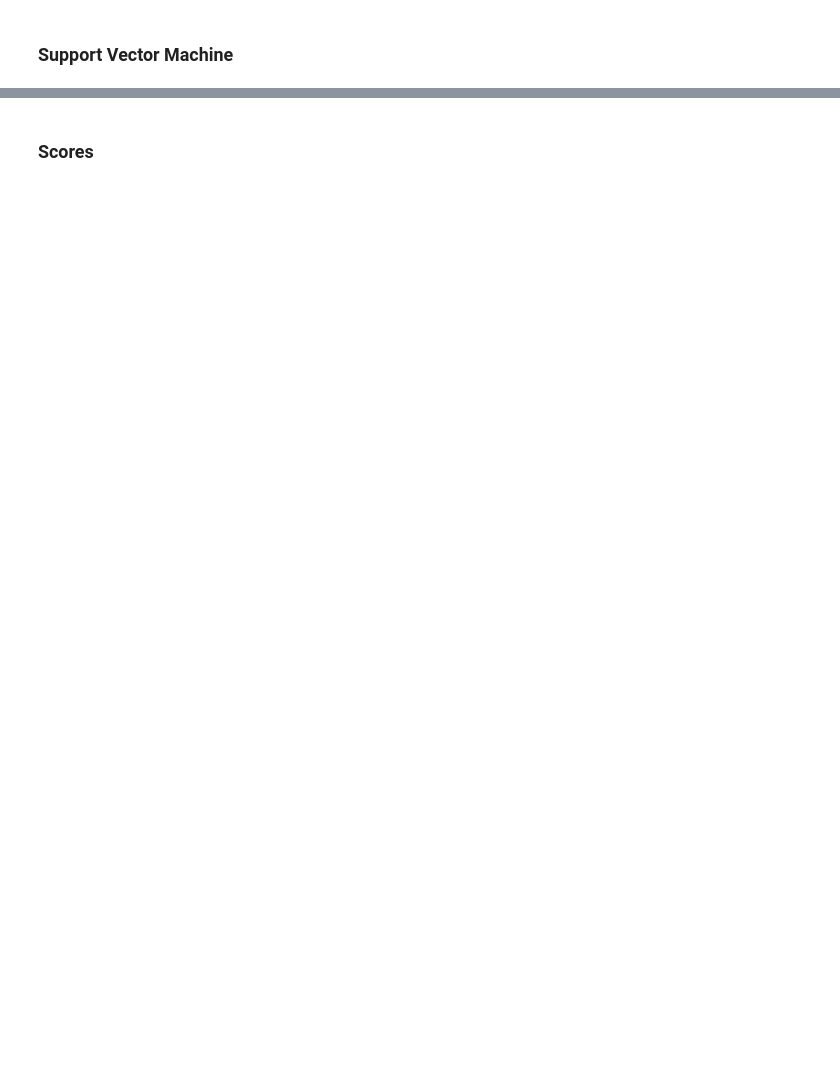
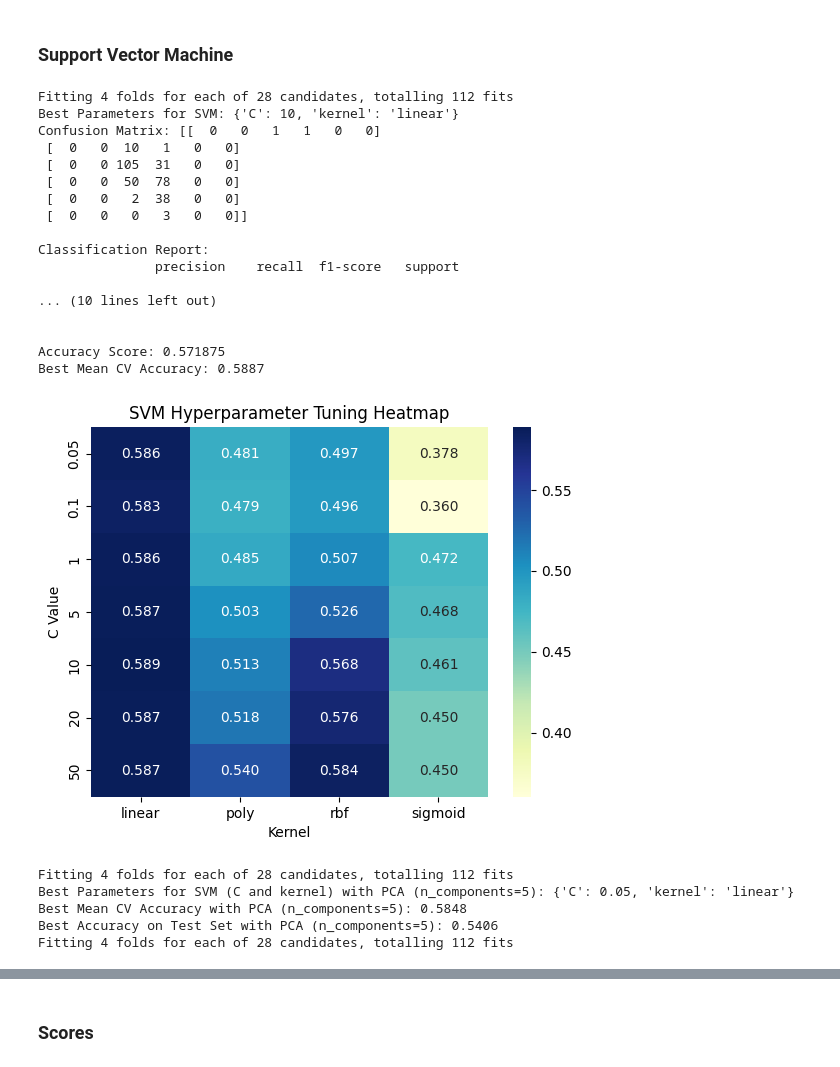
Before and after one commit to andr3wtn/andrewtinajack, a Jupyter notebook: FinalProject.ipynb, the cells around one changed output, grey strips where cells are left out. Saved outputs shown, nothing was run; the diff lists cells and outputs as text; code cells hidden in the pictures; blank space fills up the shorter version.

```diff
--- a/FinalProject.ipynb
+++ b/FinalProject.ipynb
@@ -289,7 +327,7 @@ from sklearn.metrics import classification_report, confusion_matrix, accuracy_sc
 #### kNN Training
 # %%
 knn_classifier = KNeighborsClassifier()
-knn_classifier.fit(X_train, y_train.iloc[:, 0].values.ravel())
+knn_classifier.fit(X_train, y_train.ravel())
 knn_pred = knn_classifier.predict(X_test)
 print("K-Nearest Neighbors Classifier")
 print("Confusion Matrix:\n", confusion_matrix(y_test, knn_pred))
@@ -392,35 +488,54 @@ grid_search_svm = GridSearchCV(
     estimator=SVC(),
     param_grid=param_grid_svm,
     cv=4,
     n_jobs=-1,
     scoring='accuracy',
     return_train_score=True,
-    verbose=2,
+    verbose=1,
 )
 
-grid_search_svm.fit(X_train, y_train.iloc[:, 0].values.ravel())
+grid_search_svm.fit(X_train, y_train.ravel())
 best_svm = grid_search_svm.best_estimator_
 
 # Best hyperparameters
 print("Best Parameters for SVM:", grid_search_svm.best_params_)
 y_best_pred_svm = best_svm.predict(X_test)
 print("Confusion Matrix:",confusion_matrix(y_test, y_best_pred_svm))
 print("\nClassification Report:\n", classification_report(y_test, y_best_pred_svm, zero_division=0))
 print("\nAccuracy Score:", accuracy_score(y_test, y_best_pred_svm))
 print(f"Best Mean CV Accuracy: {grid_search_svm.best_score_:.4f}")
 
 heatmap = sns.heatmap(
     grid_search_svm.cv_results_['mean_test_score'].reshape(len(param_grid_svm['C']), len(param_grid_svm['kernel'])),
     annot=True,
     fmt=".3f",
     cmap="YlGnBu",
     xticklabels=param_grid_svm['kernel'],
     yticklabels=param_grid_svm['C']
 )
 plt.title("SVM Hyperparameter Tuning Heatmap")
 plt.xlabel("Kernel")
 plt.ylabel("C Value")
 plt.show()
+# %% [output]
+Fitting 4 folds for each of 28 candidates, totalling 112 fits
+Best Parameters for SVM: {'C': 10, 'kernel': 'linear'}
+Confusion Matrix: [[  0   0   1   1   0   0]
+ [  0   0  10   1   0   0]
+ [  0   0 105  31   0   0]
+ [  0   0  50  78   0   0]
+ [  0   0   2  38   0   0]
+ [  0   0   0   3   0   0]]
+
+Classification Report:
+               precision    recall  f1-score   support
+
+... (10 lines left out)
+
+
+Accuracy Score: 0.571875
+Best Mean CV Accuracy: 0.5887
+[figure, added]
 # %%
 # PCA data
 
@@ -431,33 +546,38 @@ from sklearn.metrics import accuracy_score
 
 
 # The SVM model runs somewhat slow, so we will run each component separately
-n_components = 7  # Set the number of components for PCA
+for n_component in range(5, 11):
+    # PCA transformation
+    pca = PCA(n_components=n_component)
+    X_train_pca = pca.fit_transform(X_train)
+    X_test_pca = pca.transform(X_test)
 
-# PCA transformation
-pca = PCA(n_components=n_components)
-X_train_pca = pca.fit_transform(X_train)
-X_test_pca = pca.transform(X_test)
+    # Performing Grid Search to find the best hyperparameters
+    grid_search_svm = GridSearchCV(
+        estimator=SVC(),
+        param_grid=param_grid_svm,
+        cv=4,
+        n_jobs=-1,
+        scoring='accuracy',
+        return_train_score=True,
+        verbose=1,
+    )
 
-# Performing Grid Search to find the best hyperparameters
-grid_search_svm = GridSearchCV(
-    estimator=SVC(),
-    param_grid=param_grid_svm,
-    cv=4,
-    n_jobs=-1,
-    scoring='accuracy',
-    return_train_score=True,
-    verbose=2,
-)
+    grid_search_svm.fit(X_train_pca, y_train.ravel())
 
-grid_search_svm.fit(X_train_pca, y_train.iloc[:, 0].values.ravel())
+    best_svm = grid_search_svm.best_estimator_
+    best_params = grid_search_svm.best_params_
 
-best_svm = grid_search_svm.best_estimator_
-best_params = grid_search_svm.best_params_
-
-# Best hyperparameters
-print(f"Best Parameters for SVM (C and kernel) with PCA (n_components={n_components}):", best_params)
-print(f"Best Mean CV Accuracy with PCA (n_components={n_components}): {grid_search_svm.best_score_:.4f}")
-print(f"Best Accuracy on Test Set with PCA (n_components={n_components}): {accuracy_score(y_test, best_svm.predict(X_test_pca)):.4f}")
+    # Best hyperparameters
+    print(f"Best Parameters for SVM (C and kernel) with PCA (n_components={n_component}):", best_params)
+    print(f"Best Mean CV Accuracy with PCA (n_components={n_component}): {grid_search_svm.best_score_:.4f}")
+    print(f"Best Accuracy on Test Set with PCA (n_components={n_component}): {accuracy_score(y_test, best_svm.predict(X_test_pca)):.4f}")
+# %% [output]
+Fitting 4 folds for each of 28 candidates, totalling 112 fits
+Best Parameters for SVM (C and kernel) with PCA (n_components=5): {'C': 0.05, 'kernel': 'linear'}
+Best Mean CV Accuracy with PCA (n_components=5): 0.5848
+Best Accuracy on Test Set with PCA (n_components=5): 0.5406
+Fitting 4 folds for each of 28 candidates, totalling 112 fits
 # %%
 # Scaled data
 
```
Also changed, not shown: parts of 16 cells of this notebook.
